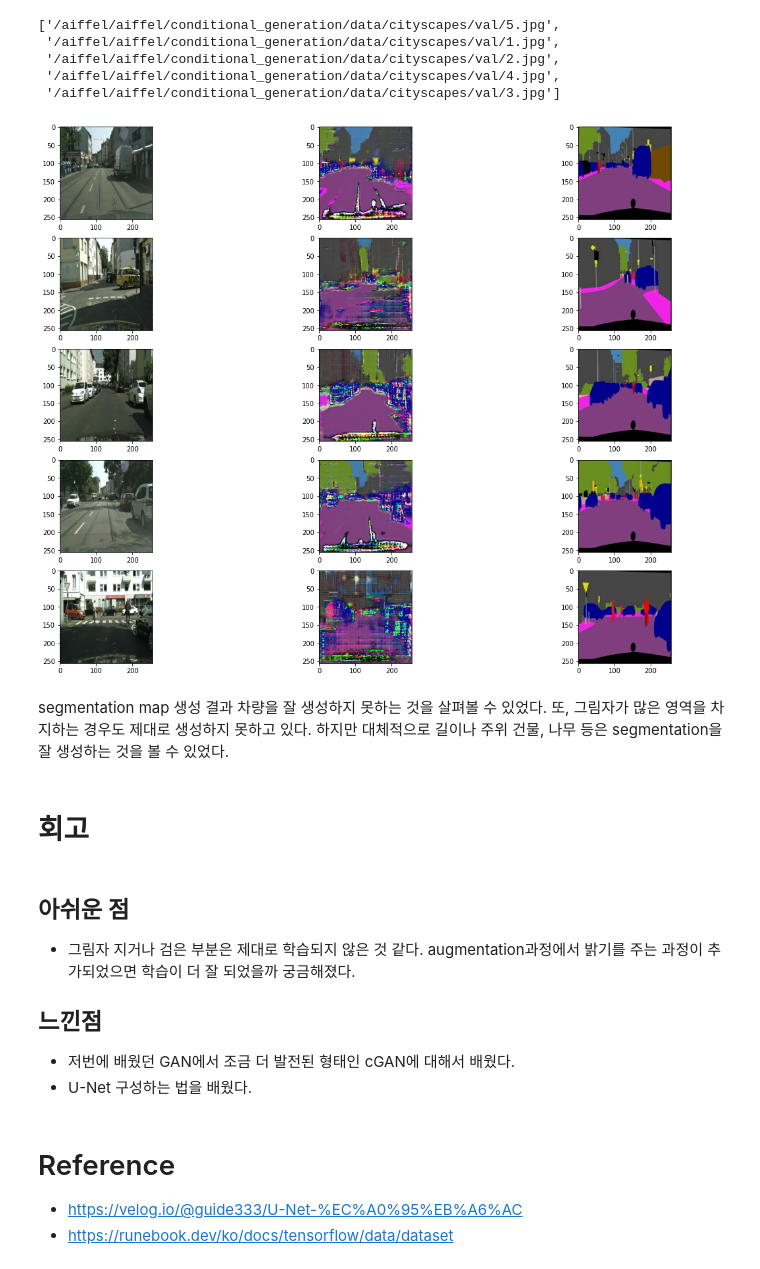
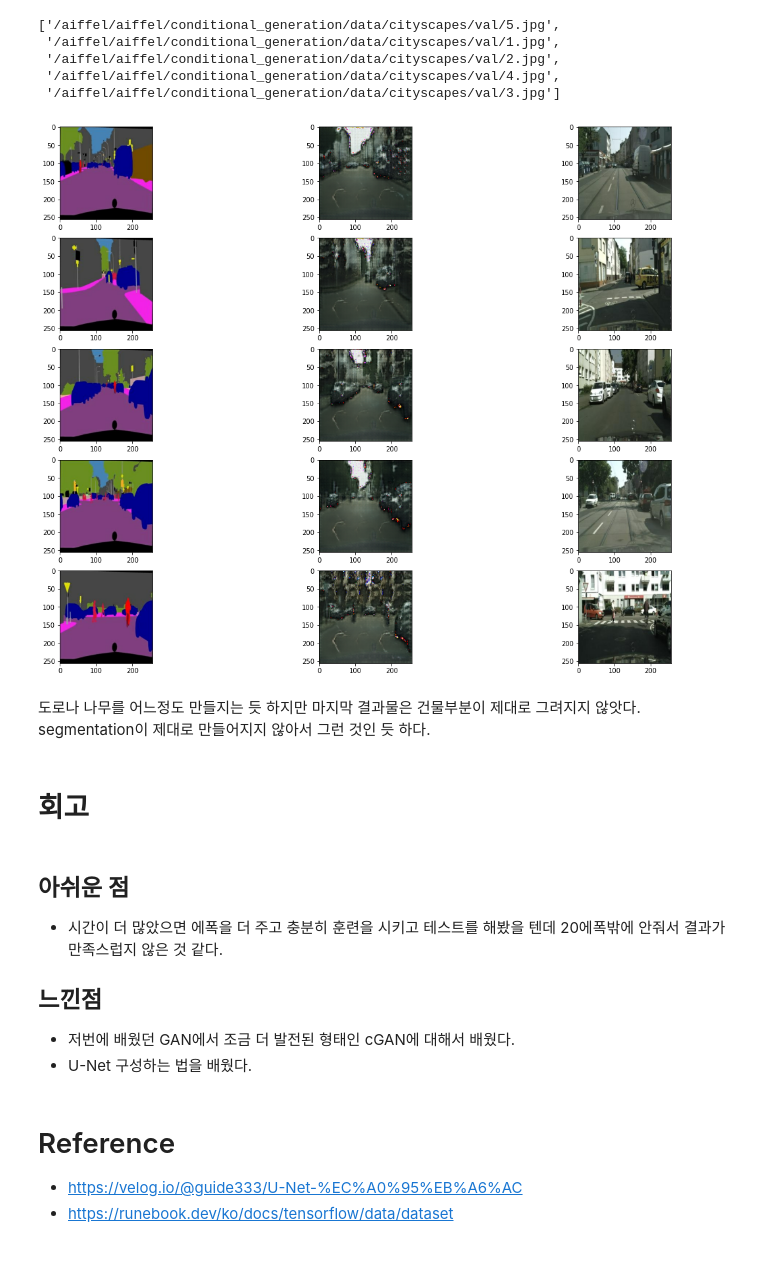
Before and after one commit to hyelimchoi1223/AIFFEL, a Jupyter notebook: exploration/[E-19]make_road_using_segmentation_map.ipynb, the cells around one changed output. Drawn from its saved outputs; the diff is of its cells as text; code cells hidden in the pictures.

```diff
--- a/exploration/[E-19]make_road_using_segmentation_map.ipynb
+++ b/exploration/[E-19]make_road_using_segmentation_map.ipynb
@@ -123,11 +123,11 @@ def apply_augmentation(sketch, colored):
 plt.figure(figsize=(15,13))
 img_n = 1
 for i in range(1, 13, 2):
-    augmented_sketch, augmented_colored = apply_augmentation(sketch, colored)
+    augmented_real, augmented_seg = apply_augmentation(real, seg)
 
     plt.subplot(3,4,i)
-    plt.imshow(denormalize(augmented_sketch)); plt.title(f"Image {img_n}")
+    plt.imshow(denormalize(augmented_real)); plt.title(f"Image {img_n}")
     plt.subplot(3,4,i+1);
-    plt.imshow(denormalize(augmented_colored)); plt.title(f"Image {img_n}")
+    plt.imshow(denormalize(augmented_seg)); plt.title(f"Image {img_n}")
     img_n += 1
 # %% [output]
@@ -138,19 +138,19 @@ for i in range(1, 13, 2):
 from tensorflow import data
 
 def get_train(img_path):
-    sketch, colored = load_img(img_path)
-    sketch, colored = apply_augmentation(sketch, colored)
-    return sketch, colored
+    real, seg = load_img(img_path)
+    real, seg = apply_augmentation(real, seg)
+    return real, seg
 # %%
 train_images = data.Dataset.list_files(train_path + "/*.jpg")
 train_images = train_images.map(get_train).shuffle(100).batch(4)
 # %%
 sample = train_images.take(1)
 sample = list(sample.as_numpy_iterator())
-sketch, colored = (sample[0][0]+1)*127.5, (sample[0][1]+1)*127.5
+real, seg = (sample[0][0]+1)*127.5, (sample[0][1]+1)*127.5
 
 plt.figure(figsize=(10,5))
-plt.subplot(1,2,1); plt.imshow(sketch[0].astype(np.uint8))
-plt.subplot(1,2,2); plt.imshow(colored[0].astype(np.uint8))
+plt.subplot(1,2,1); plt.imshow(real[0].astype(np.uint8))
+plt.subplot(1,2,2); plt.imshow(seg[0].astype(np.uint8))
 # %% [output]
 <matplotlib.image.AxesImage at 0x...>
@@ -432,8 +432,8 @@ discriminator = Discriminator()
 
 history={'g_loss':[], 'l1_loss':[], 'd_loss':[]}
 for epoch in range(1, EPOCHS+1):
-    for i, (sketch, colored) in enumerate(train_images):
-        g_loss, l1_loss, d_loss = train_step(sketch, colored)
+    for i, (real, seg) in enumerate(train_images):
+        g_loss, l1_loss, d_loss = train_step(seg, real)
         history['g_loss'].append(g_loss)
         history['l1_loss'].append(l1_loss)
         history['d_loss'].append(d_loss)
@@ -475,25 +475,24 @@ valid_images_path
 # %%
 fig, axs=plt.subplots(ncols=3, nrows=len(valid_images_path), figsize=(20,15))
 
 for idx, image_path in enumerate(valid_images_path):
-    sketch, colored = load_img(image_path)
+    real, seg = load_img(image_path)
 
-    pred = generator(tf.expand_dims(sketch, 0))
+    pred = generator(tf.expand_dims(seg, 0))
     pred = denormalize(pred)
 
-    axs[idx][0].imshow(denormalize(sketch))
+    axs[idx][0].imshow(denormalize(seg))
     axs[idx][1].imshow(pred[0])
-    axs[idx][2].imshow(denormalize(colored))
+    axs[idx][2].imshow(denormalize(real))
 # %% [output]
-[figure, old version]
+[figure, new version]
-# %% [markdown]
-segmentation map 생성 결과 차량을 잘 생성하지 못하는 것을 살펴볼 수 있었다. 또, 그림자가 많은 영역을 차지하는 경우도 제대로 생성하지 못하고 있다.  하지만 대체적으로 길이나 주위 건물, 나무 등은 segmentation을 잘 생성하는 것을 볼 수 있었다.
+# %% [markdown]
+도로나 나무를 어느정도 만들지는 듯 하지만 마지막 결과물은 건물부분이 제대로 그려지지 않앗다. segmentation이 제대로 만들어지지 않아서 그런 것인 듯 하다.
 # %% [markdown]
 # 회고
 # %% [markdown]
 ## 아쉬운 점
-* 그림자 지거나 검은 부분은 제대로 학습되지 않은 것 같다. augmentation과정에서 밝기를 주는 과정이 추가되었으면 학습이 더 잘 되었을까 궁금해졌다.
-
+* 시간이 더 많았으면 에폭을 더 주고 충분히 훈련을 시키고 테스트를 해봤을 텐데 20에폭밖에 안줘서 결과가 만족스럽지 않은 것 같다.
 
 ## 느낀점
 * 저번에 배웠던 GAN에서 조금 더 발전된 형태인 cGAN에 대해서 배웠다.
```
Also changed, not shown: parts of 9 cells of this notebook.
